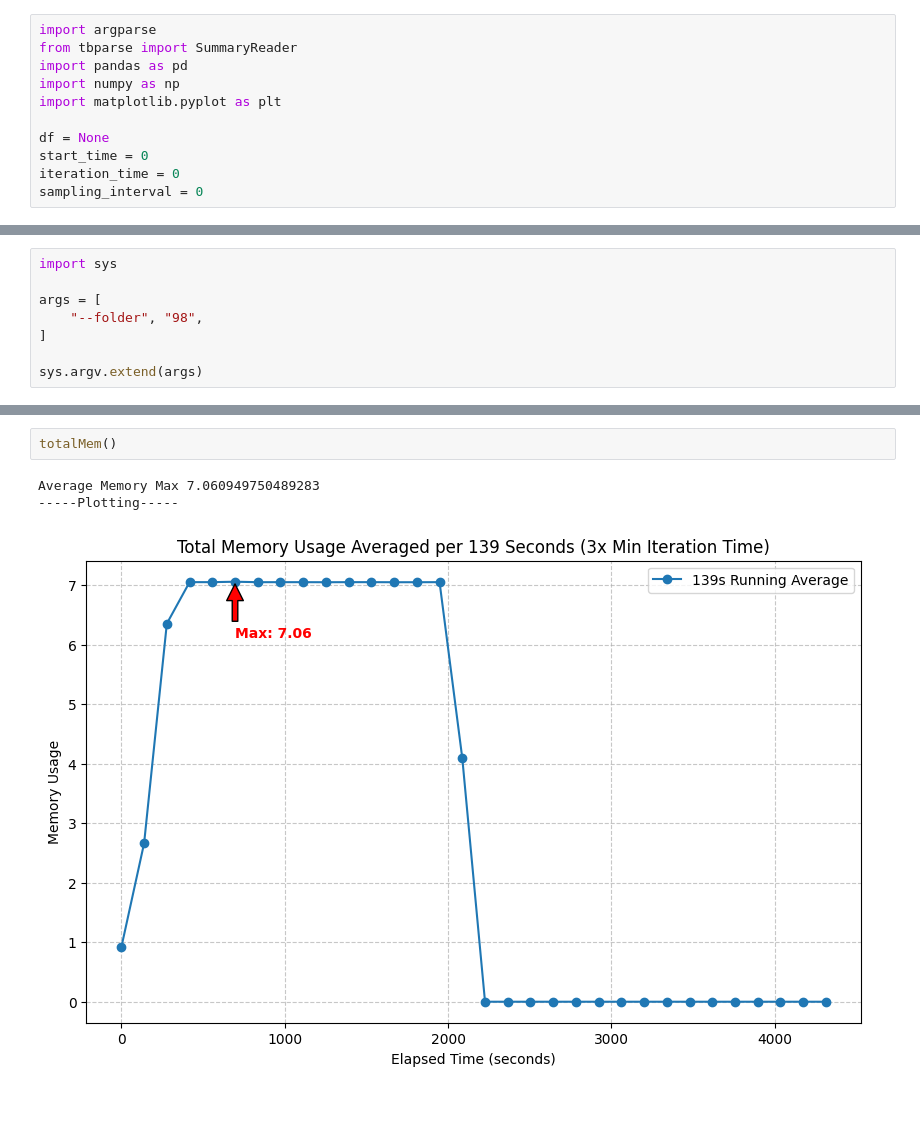
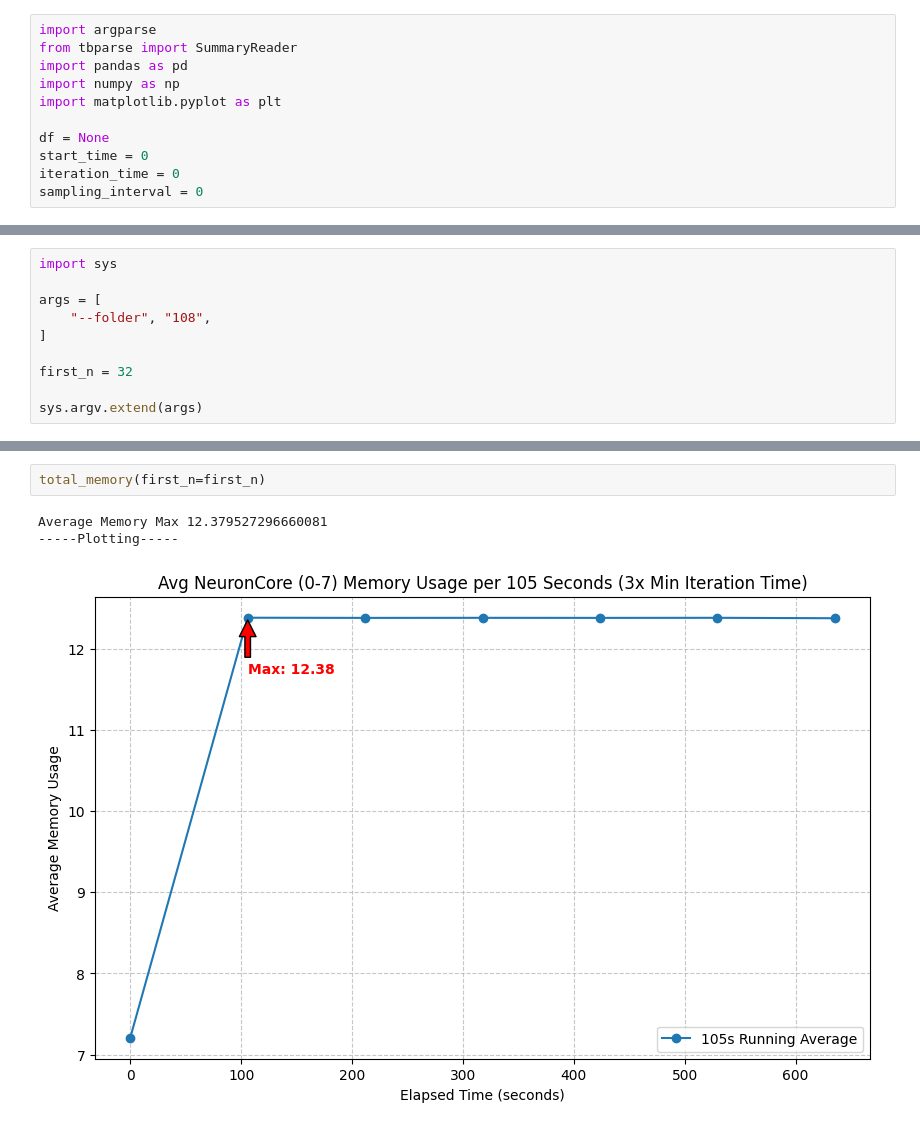
Before and after one commit to profetia/neuronx-distributed-training, a Jupyter notebook: examples/tensorboard_avg.ipynb, the cells around one changed output, grey strips where cells are left out. Saved outputs shown, nothing was run; the diff lists cells and outputs as text.

```diff
--- a/examples/tensorboard_avg.ipynb
+++ b/examples/tensorboard_avg.ipynb
@@ -180,9 +278,11 @@ runtimeMem = memory_breakdown_factory('runtime_memory')
 import sys
 
 args = [
-    "--folder", "98",
+    "--folder", "108",
 ]
 
+first_n = 32
+
 sys.argv.extend(args)
 # %%
 
@@ -225,7 +325,7 @@ Average TFLOPS Max 15.51114206656981
 # %%
-totalMem()
+total_memory(first_n=first_n)
 # %% [output]
-Average Memory Max 7.060949750489283
+Average Memory Max 12.379527296660081
 -----Plotting-----
-[figure, old version]
+[figure, new version]
 # %%
```
Also changed, not shown: parts of 10 cells of this notebook, 7 other files.
